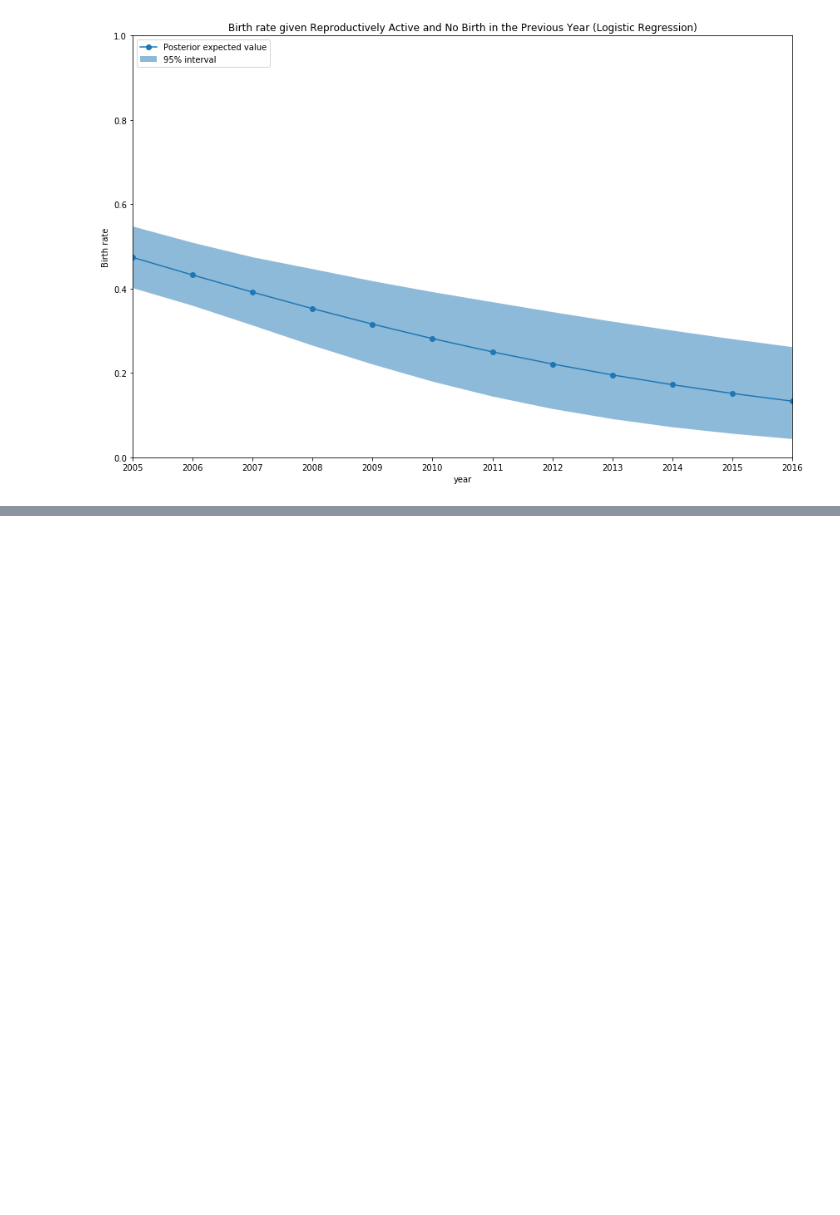
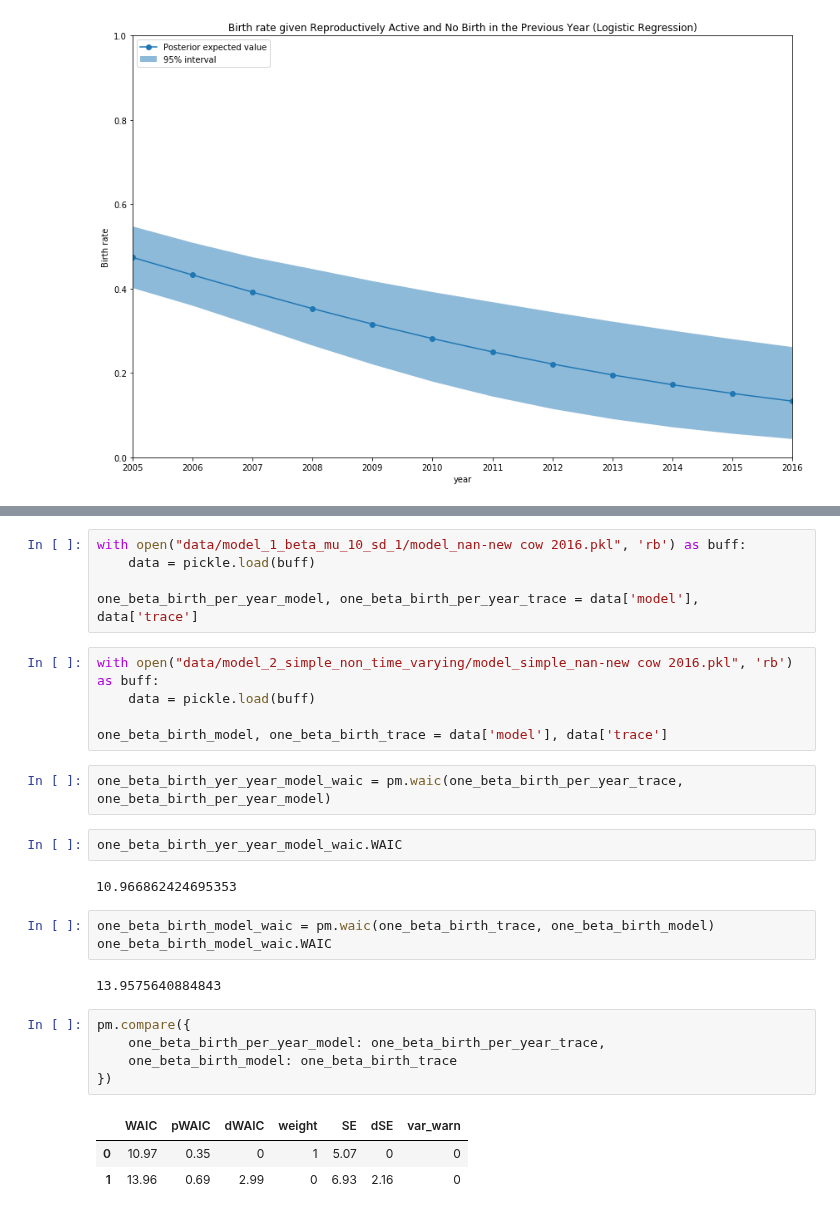
Before and after one commit to Edderic/mics-whales, a Jupyter notebook: mics-whales-new.ipynb, the cells around one changed output, grey strips where cells are left out. Saved outputs shown, nothing was run; the diff lists cells and outputs as text; blank space fills up the shorter version.

Commit message:
add model comparison

```diff
--- a/mics-whales-new.ipynb
+++ b/mics-whales-new.ipynb
@@ -1482,0 +1487,30 @@ plt.tight_layout()
+# %%
+with open("data/model_1_beta_mu_10_sd_1/model_nan-new cow 2016.pkl", 'rb') as buff:
+    data = pickle.load(buff)
+
+one_beta_birth_per_year_model, one_beta_birth_per_year_trace = data['model'], data['trace']
+# %%
+with open("data/model_2_simple_non_time_varying/model_simple_nan-new cow 2016.pkl", 'rb') as buff:
+    data = pickle.load(buff)
+
+one_beta_birth_model, one_beta_birth_trace = data['model'], data['trace']
+# %%
+one_beta_birth_yer_year_model_waic = pm.waic(one_beta_birth_per_year_trace, one_beta_birth_per_year_model)
+# %%
+one_beta_birth_yer_year_model_waic.WAIC
+# %% [output]
+10.966862424695353
+# %%
+one_beta_birth_model_waic = pm.waic(one_beta_birth_trace, one_beta_birth_model)
+one_beta_birth_model_waic.WAIC
+# %% [output]
+13.9575640884843
+# %%
+pm.compare({
+    one_beta_birth_per_year_model: one_beta_birth_per_year_trace,
+    one_beta_birth_model: one_beta_birth_trace
+})
+# %% [output]
+|  | WAIC | pWAIC | dWAIC | weight | SE | dSE | var_warn |
+| 0 | 10.97 | 0.35 | 0 | 1 | 5.07 | 0 | 0 |
+| 1 | 13.96 | 0.69 | 2.99 | 0 | 6.93 | 2.16 | 0 |
```
Also changed, not shown: parts of 2 cells of this notebook.
